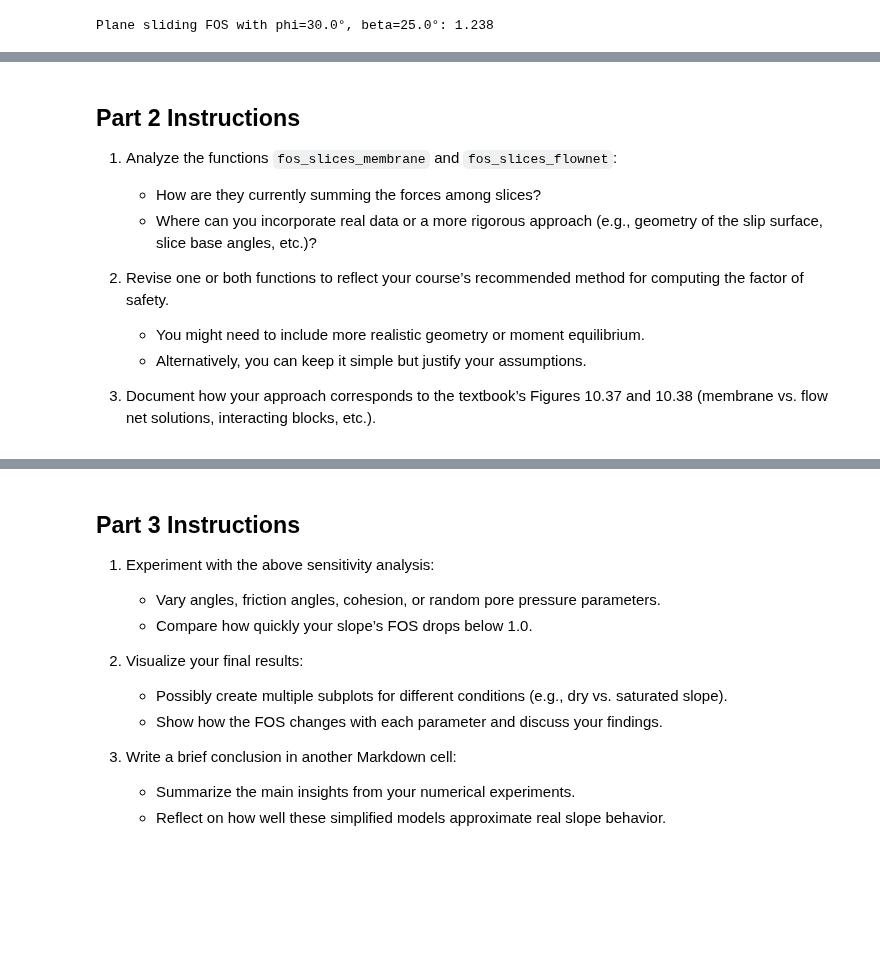
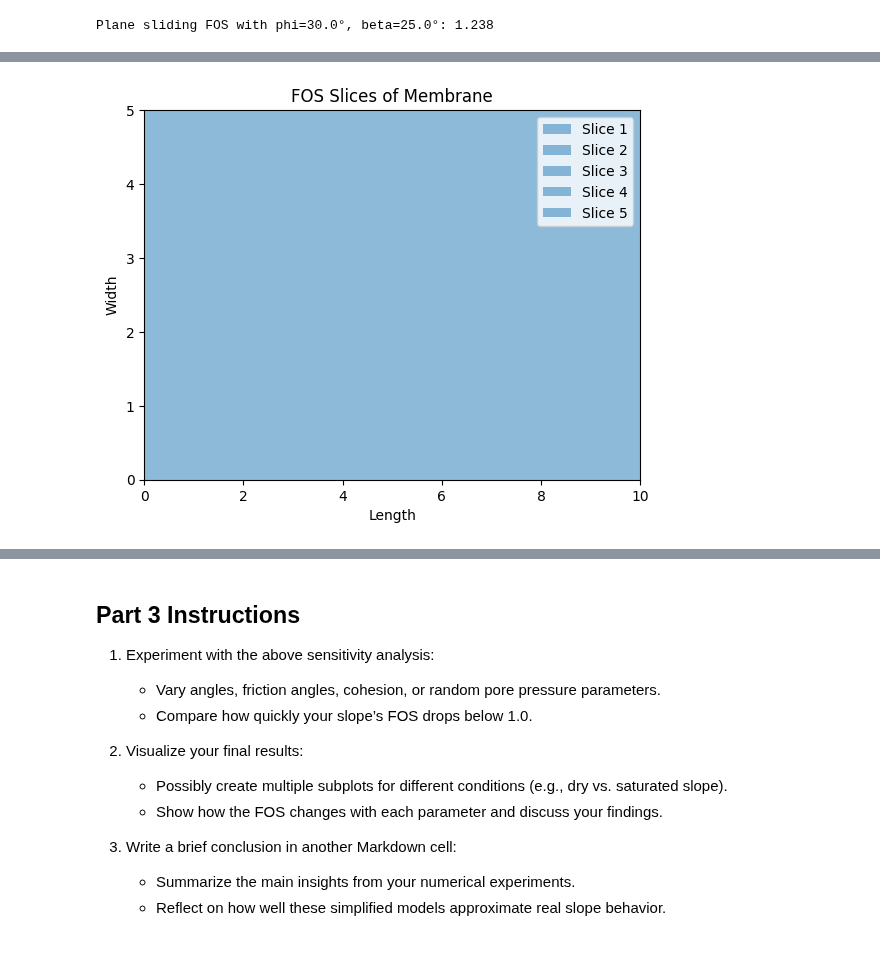
Before and after one commit to iGeology-Illinois/geol-581-module-3-principles-of-uncertainty-chapter-4-seanb7, a Jupyter notebook: GEOL_581_Module_5_Slope_Stability_Analyses_no1.ipynb, the cells around one changed output, grey strips where cells are left out. Saved outputs shown, nothing was run; the diff lists cells and outputs as text; code cells hidden in the pictures; blank space fills up the shorter version.

```diff
--- a/GEOL_581_Module_5_Slope_Stability_Analyses_no1.ipynb
+++ b/GEOL_581_Module_5_Slope_Stability_Analyses_no1.ipynb
@@ -169,15 +233,40 @@ print(f"Flow net solution FOS (example): {fos_flownet_demo:.3f}")
-# %% [markdown]
-## Part 2 Instructions
-
-1. Analyze the functions `fos_slices_membrane` and `fos_slices_flownet`:
-   - How are they currently summing the forces among slices?
-   - Where can you incorporate real data or a more rigorous approach (e.g., geometry of the slip surface, slice base angles, etc.)?
-
-2. Revise one or both functions to reflect your course’s recommended method for computing the factor of safety.
-   - You might need to include more realistic geometry or moment equilibrium.
-   - Alternatively, you can keep it simple but justify your assumptions.
-
-3. Document how your approach corresponds to the textbook’s Figures 10.37 and 10.38 (membrane vs. flow net solutions, interacting blocks, etc.).
+# %%
+import numpy as np
+import matplotlib.pyplot as plt
+
+class FOSMembrane:
+    def __init__(self, length, width, num_slices):
+        self.length = length
+        self.width = width
+        self.num_slices = num_slices
+        self.slices = []
+
+    def generate_slices(self):
+        slice_width = self.width / self.num_slices
+        for i in range(self.num_slices):
+            start = i * slice_width
+            end = start + slice_width
+            self.slices.append((start, end))
+
+    def visualize_slices(self):
+        fig, ax = plt.subplots()
+        for i, (start, end) in enumerate(self.slices):
+            rect = plt.Rectangle((0, start), self.length, end - start, alpha=0.5, label=f'Slice {i+1}')
+            ax.add_patch(rect)
+        ax.set_xlim(0, self.length)
+        ax.set_ylim(0, self.width)
+        ax.set_xlabel('Length')
+        ax.set_ylabel('Width')
+        ax.set_title('FOS Slices of Membrane')
+        ax.legend()
+        plt.show()
+
+# Example usage
+membrane = FOSMembrane(length=10, width=5, num_slices=5)
+membrane.generate_slices()
+membrane.visualize_slices()
+# %% [output]
+[figure, added]
 # %%
 # Part 3: Sensitivity Analysis & Visualization
 # Let's conduct a short sensitivity analysis by varying slope angle or pore pressure ratio,
```
Also changed, not shown: parts of 10 cells of this notebook.
